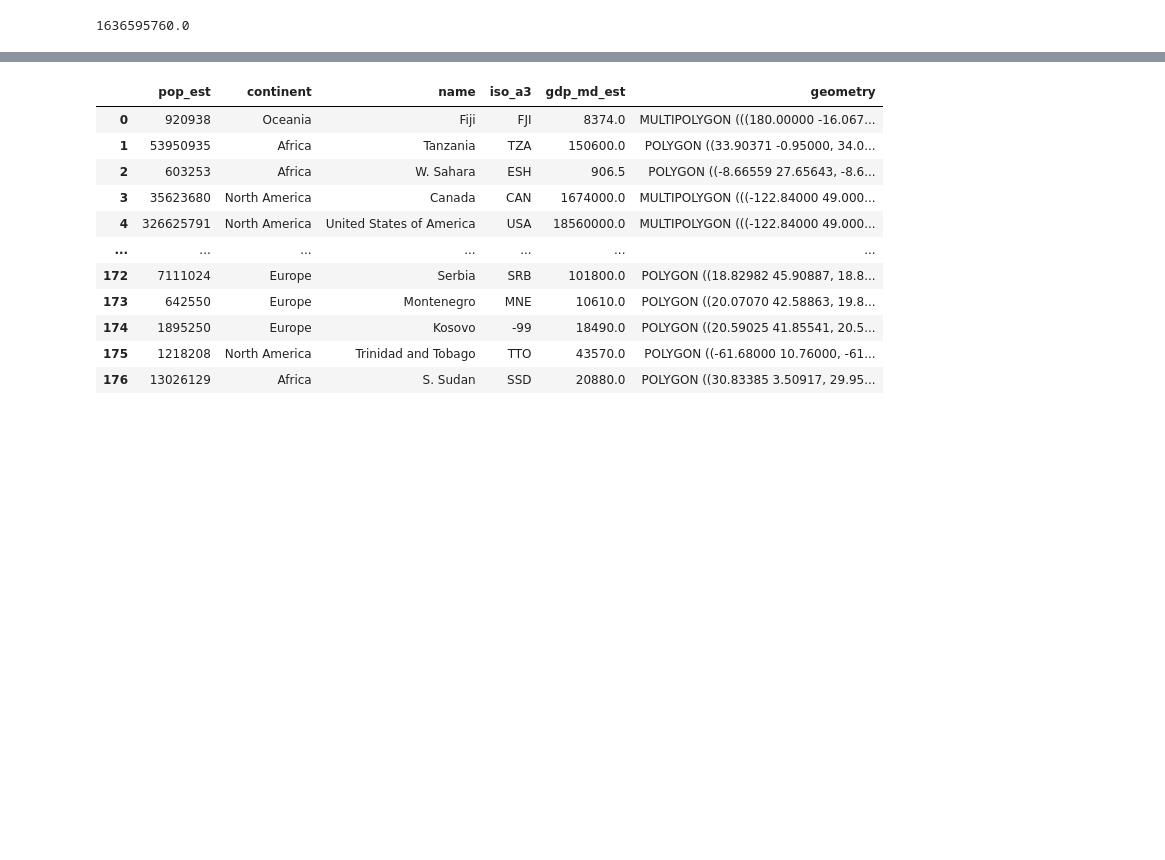
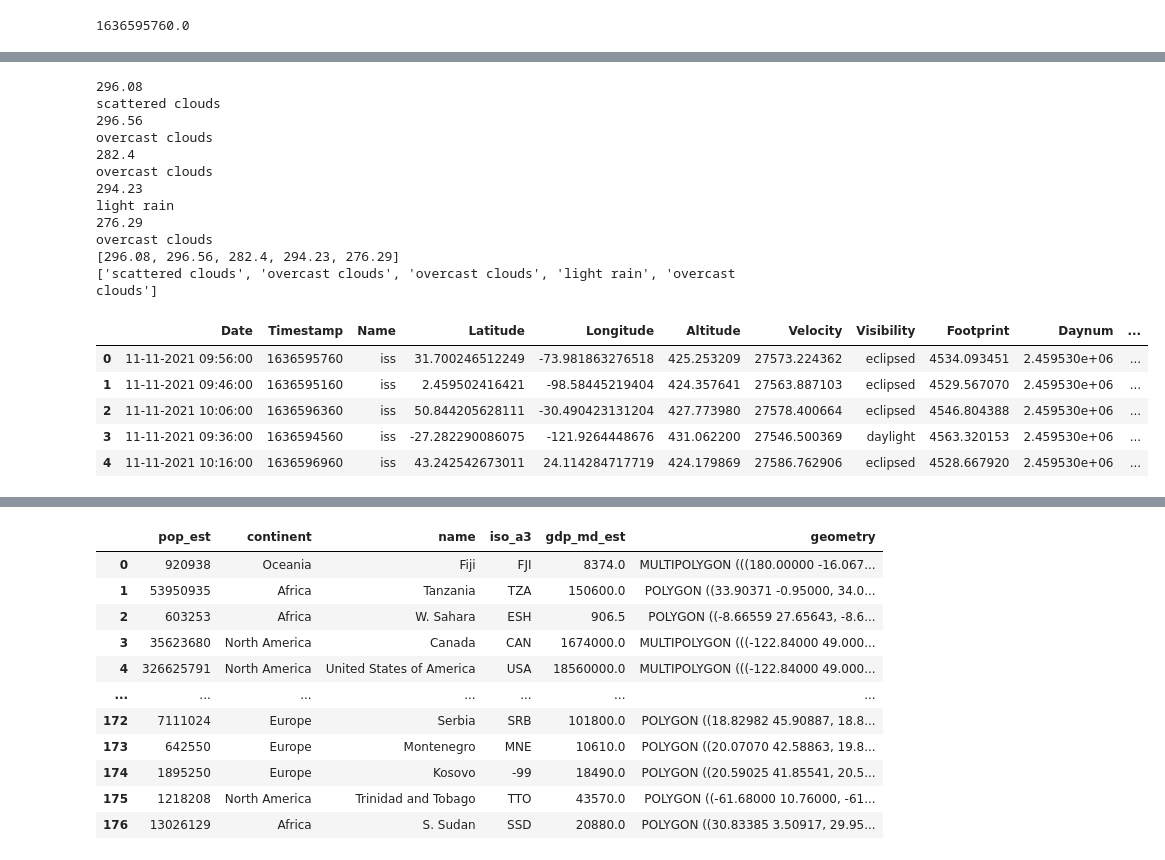
Before and after one commit to aminwafi/ISS-Location-Detector-JupyterDash, a Jupyter notebook: NeXT Assessment.ipynb, the cells around one changed output, grey strips where cells are left out. Saved outputs shown, nothing was run; the diff lists cells and outputs as text; code cells hidden in the pictures; blank space fills up the shorter version.

Commit message:
Weather API Update and Resolved Date Null

```diff
--- a/NeXT Assessment.ipynb
+++ b/NeXT Assessment.ipynb
@@ -25,6 +25,9 @@ import matplotlib
 import matplotlib.pyplot as plt
 import geopandas as gpd
 import plotly.express as px
+
+# API KEY FOR WEATHER DATA
+API_KEY = '507d7cf5af5d13a39d6c06cdd470f682'
 # %%
 # test code
 response = requests.get('https://wheretheiss.at/w/developer')
@@ -204,3 +206,44 @@ df_test.head(1000)
+# %%
+temp_arr = []
+desc_arr = []
+
+# test code
+for j, rows in df_test.iterrows():
+    lat = rows['Latitude']
+    long = rows['Longitude']
+    response_c = requests.get('https://api.openweathermap.org/data/2.5/weather?lat=' + lat + '&lon=' + long + '&appid=' + API_KEY).json()
+    temp = response_c['main']['temp']
+    print(temp)
+    temp_arr.append(temp)
+    desc = response_c['weather'][0]['description']
+    print(desc)
+    desc_arr.append(desc)
+
+print(temp_arr)
+print(desc_arr)
+
+df_test['Temperature'] = temp_arr
+df_test['Description'] = desc_arr
+df_test.head()
+# %% [output]
+296.08
+scattered clouds
+296.56
+overcast clouds
+282.4
+overcast clouds
+294.23
+light rain
+276.29
+overcast clouds
+[296.08, 296.56, 282.4, 294.23, 276.29]
+['scattered clouds', 'overcast clouds', 'overcast clouds', 'light rain', 'overcast clouds']
+|  | Date | Timestamp | Name | Latitude | Longitude | Altitude | Velocity | Visibility | Footprint | Daynum | ... |
+| 0 | 11-11-2021 09:56:00 | 1636595760 | iss | 31.700246512249 | -73.981863276518 | 425.253209 | 27573.224362 | eclipsed | 4534.093451 | 2.459530e+06 | ... |
+| 1 | 11-11-2021 09:46:00 | 1636595160 | iss | 2.459502416421 | -98.58445219404 | 424.357641 | 27563.887103 | eclipsed | 4529.567070 | 2.459530e+06 | ... |
+| 2 | 11-11-2021 10:06:00 | 1636596360 | iss | 50.844205628111 | -30.490423131204 | 427.773980 | 27578.400664 | eclipsed | 4546.804388 | 2.459530e+06 | ... |
+| 3 | 11-11-2021 09:36:00 | 1636594560 | iss | -27.282290086075 | -121.9264448676 | 431.062200 | 27546.500369 | daylight | 4563.320153 | 2.459530e+06 | ... |
+| 4 | 11-11-2021 10:16:00 | 1636596960 | iss | 43.242542673011 | 24.114284717719 | 424.179869 | 27586.762906 | eclipsed | 4528.667920 | 2.459530e+06 | ... |
 # %%
 # function to output timezone
 def get_iss_info(tm):
```
Also changed, not shown: parts of 7 cells of this notebook.
